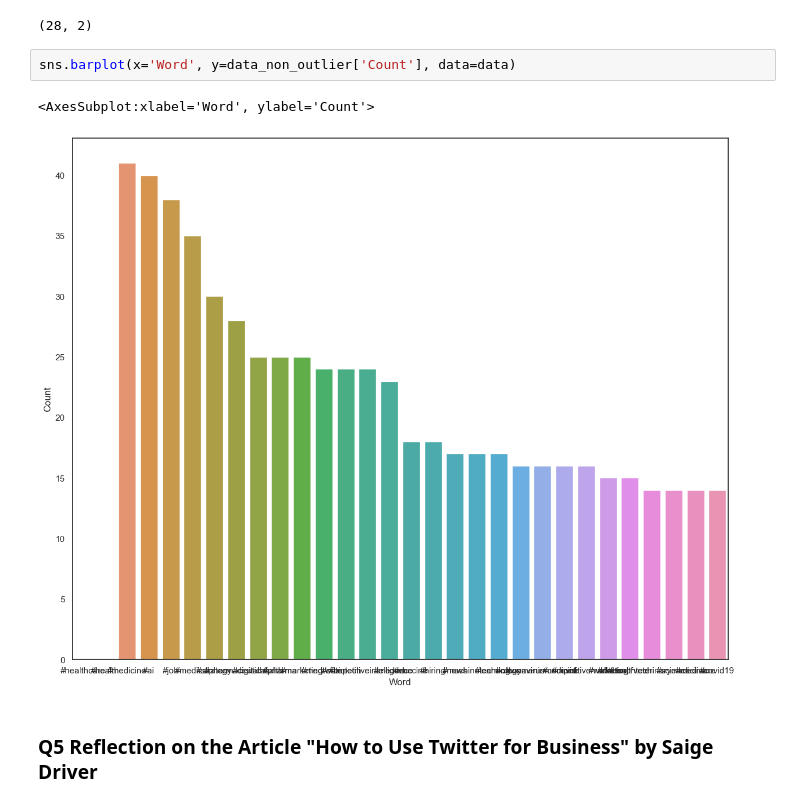
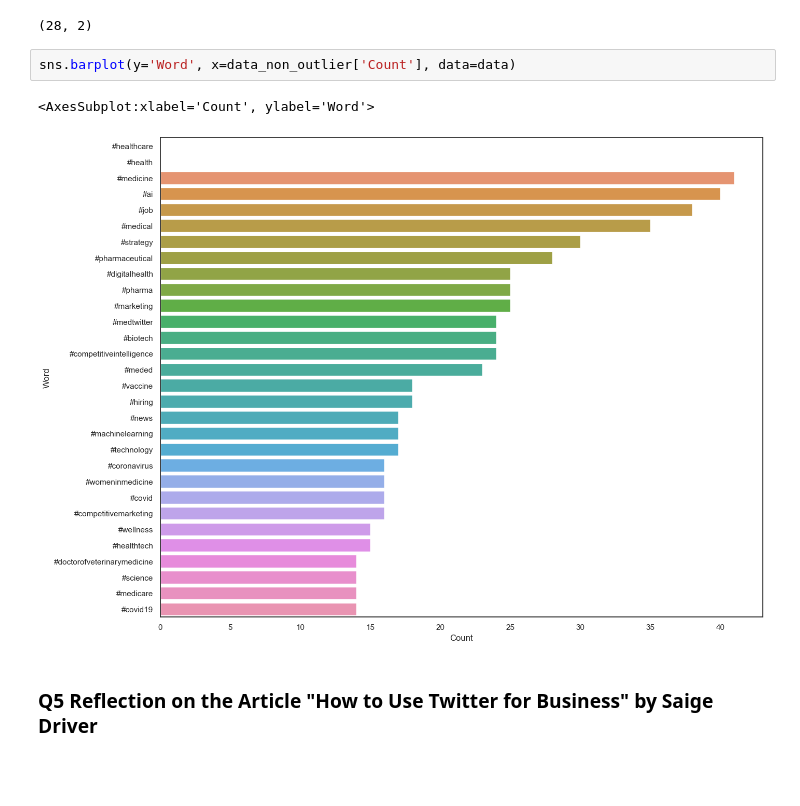
Before and after one commit to srinimogs/LSE_Course2_NHS_assignment, a Jupyter notebook: Moghe_Srinivas_DA201_Assignment_Notebook (1).ipynb, the cells around one changed output. Cells and saved outputs as stored; diff of their text form; blank space fills up the shorter version.

```diff
--- a/Moghe_Srinivas_DA201_Assignment_Notebook (1).ipynb
+++ b/Moghe_Srinivas_DA201_Assignment_Notebook (1).ipynb
@@ -822,10 +822,10 @@ data_non_outlier.shape
 # %% [output]
 (28, 2)
 # %%
-sns.barplot(x='Word', y=data_non_outlier['Count'], data=data)
+sns.barplot(y='Word', x=data_non_outlier['Count'], data=data)
 # %% [output]
-<AxesSubplot:xlabel='Word', ylabel='Count'>
+<AxesSubplot:xlabel='Count', ylabel='Word'>
-[figure, old version]
+[figure, new version]
 # %% [markdown]
 ### Q5 Reflection on the Article "How to Use Twitter for Business" by Saige Driver
 # %% [markdown]
```
Also changed, not shown: parts of 9 cells of this notebook.
